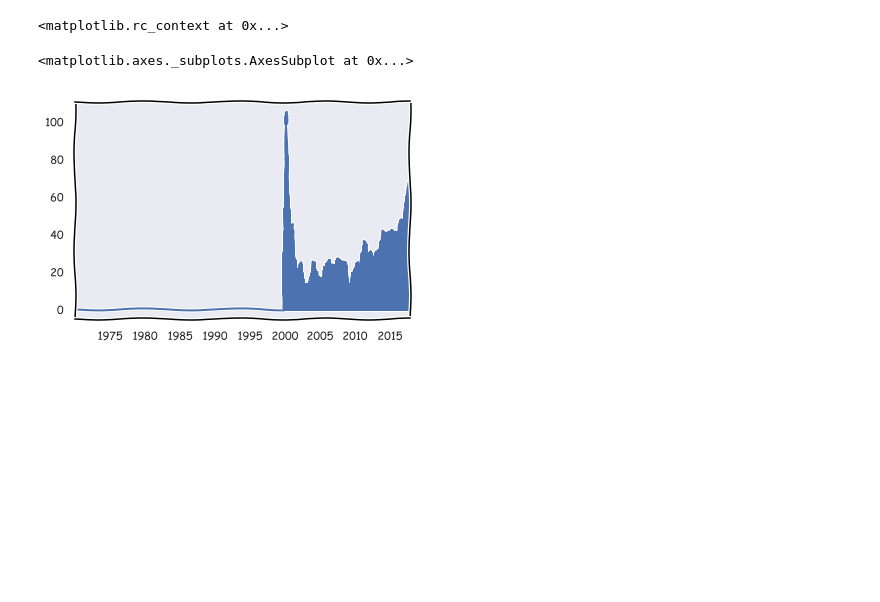
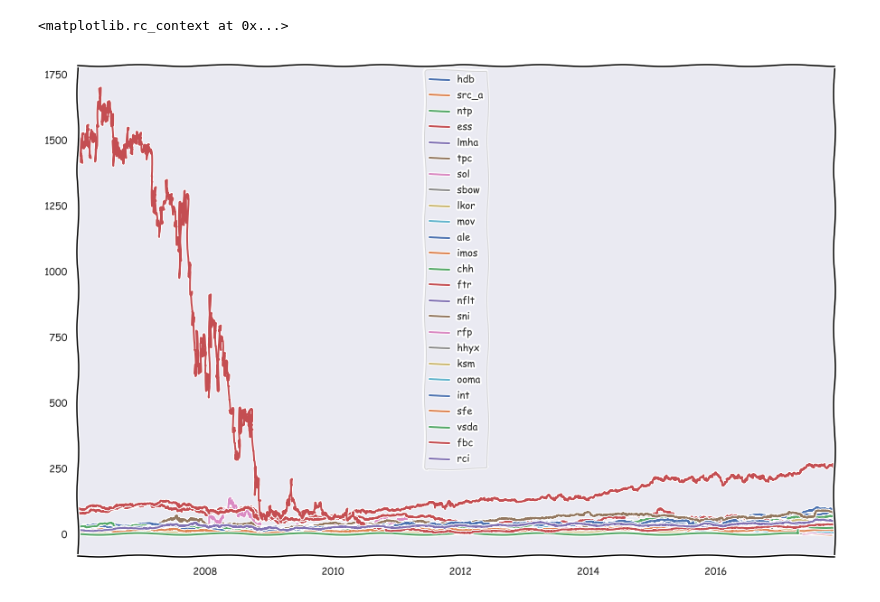
Before and after one commit to janlucasdeinhard/pyfiles, a Jupyter notebook: 10_PROJECT_STOCKPRED/STOCKSDATAv20.ipynb, the cells around one changed output. Saved outputs shown, nothing was run; the diff lists cells and outputs as text; code cells hidden in the pictures; blank space fills up the shorter version.

Commit message:
Created a stock market simulator

```diff
--- a/10_PROJECT_STOCKPRED/STOCKSDATAv20.ipynb
+++ b/10_PROJECT_STOCKPRED/STOCKSDATAv20.ipynb
@@ -52,27 +52,3 @@ plt.xkcd()
 # %% [output]
 Using TensorFlow backend.
 <matplotlib.rc_context at 0x...>
-# %%
-rootpath = '..\\..\\TF_data\\STOCKDATA\\Data\\Stocks'
-indices = os.listdir(rootpath)
-
-indices = [indices[k] for k in rnd.permutation(np.arange(0,len(indices)))[:500]]
-# %%
-t_min = pd.read_csv(rootpath+'\\'+indices[0],usecols=['Date']).Date.min()
-t_max = pd.read_csv(rootpath+'\\'+indices[0],usecols=['Date']).Date.max()
-
-for c_file in indices:
-
-    try:
-        c_min = pd.read_csv(rootpath+'\\'+c_file,usecols=['Date']).Date.min()
-        c_max = pd.read_csv(rootpath+'\\'+c_file,usecols=['Date']).Date.max()
-    except: continue
-
-    if c_min<t_min: t_min = c_min
-    if c_max>t_max: t_max = c_max
-date_idx = pd.date_range(t_min,t_max)
-# %%
-bf.reindex(date_idx,fill_value=0)['Open'].plot()
-# %% [output]
-<matplotlib.axes._subplots.AxesSubplot at 0x...>
-[figure, removed]
@@ -78,0 +103,7 @@ bf.reindex(date_idx,fill_value=0)['Open'].plot()
+# %%
+m = MARKET(limited_load=25,begin_obs=pd.Timestamp('01-01-2006'))
+# %%
+m.open.plot(figsize=(15,10))
+plt.show()
+# %% [output]
+[figure, added]
```
Also changed, not shown: parts of 13 cells of this notebook.
